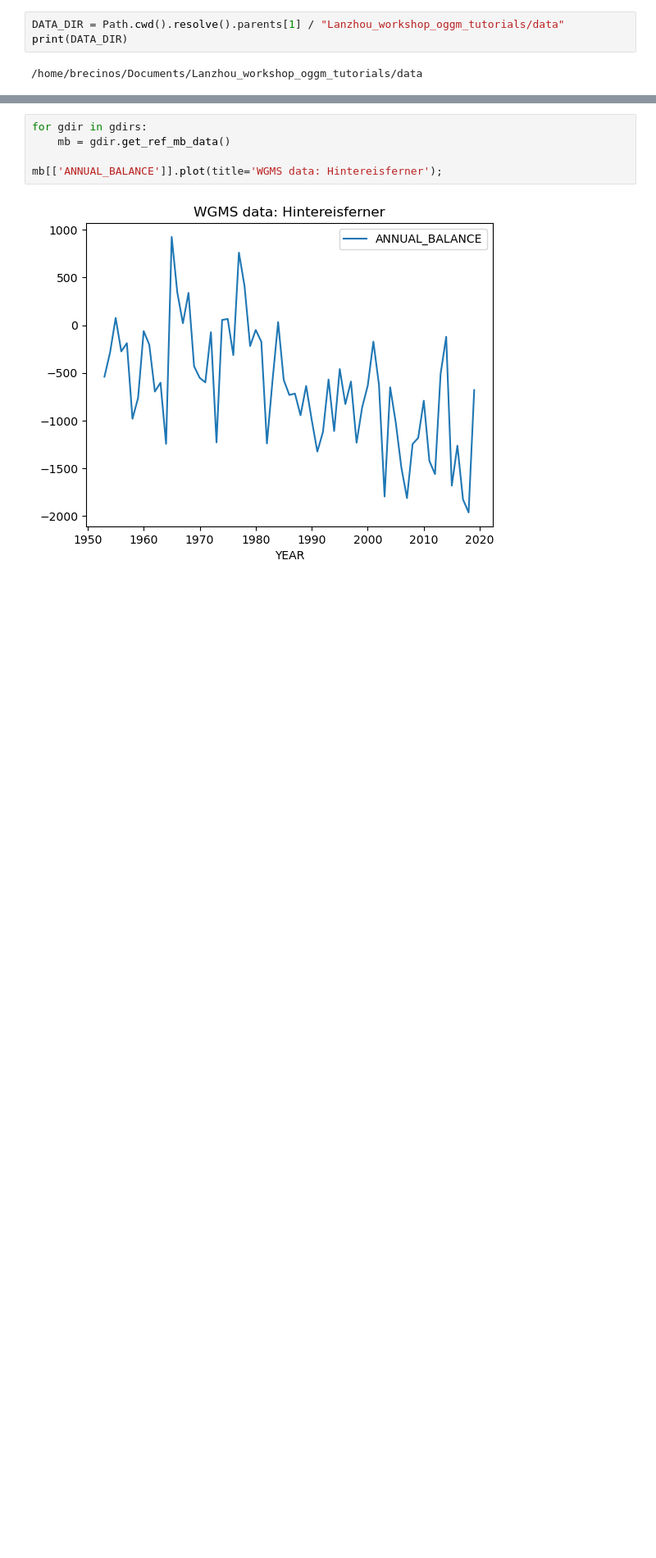
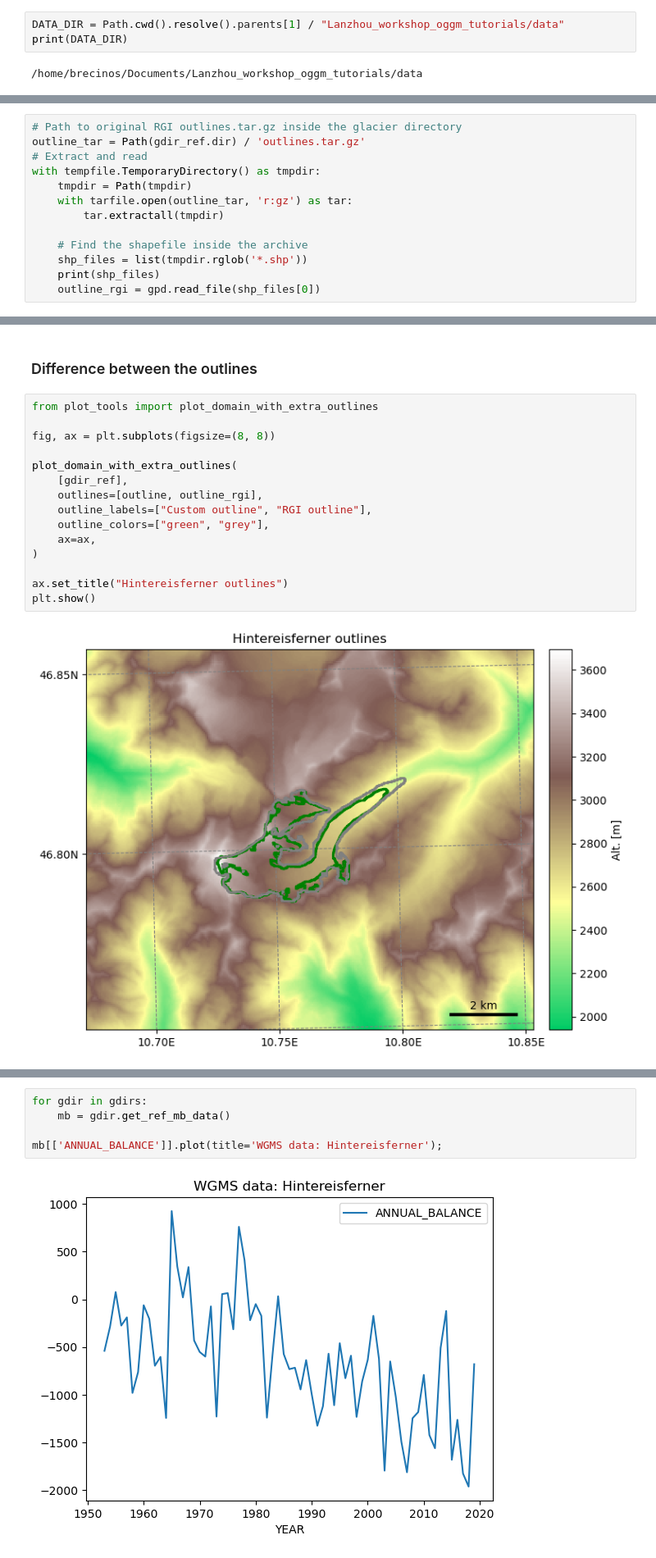
Before and after one commit to bearecinos/Lanzhou_workshop_oggm_tutorials, a Jupyter notebook: advance/OGGM_workflow_customise_to_different_gis_inputs.ipynb, the cells around one changed output, grey strips where cells are left out. Shown at 82% size. Drawn from its saved outputs; the diff is of its cells as text; blank space fills up the shorter version.

```diff
--- a/advance/OGGM_workflow_customise_to_different_gis_inputs.ipynb
+++ b/advance/OGGM_workflow_customise_to_different_gis_inputs.ipynb
@@ -257,0 +234,13 @@ The custom geometry has a similar elevation range to the reference preprocessing
+# %%
+# Path to original RGI outlines.tar.gz inside the glacier directory
+outline_tar = Path(gdir_ref.dir) / 'outlines.tar.gz'
+# Extract and read
+with tempfile.TemporaryDirectory() as tmpdir:
+    tmpdir = Path(tmpdir)
+    with tarfile.open(outline_tar, 'r:gz') as tar:
+        tar.extractall(tmpdir)
+
+    # Find the shapefile inside the archive
+    shp_files = list(tmpdir.rglob('*.shp'))
+    print(shp_files)
+    outline_rgi = gpd.read_file(shp_files[0])
@@ -257,0 +260,19 @@ The custom geometry has a similar elevation range to the reference preprocessing
+# %% [markdown]
+### Difference between the outlines
+# %%
+from plot_tools import plot_domain_with_extra_outlines
+
+fig, ax = plt.subplots(figsize=(8, 8))
+
+plot_domain_with_extra_outlines(
+    [gdir_ref],
+    outlines=[outline, outline_rgi],
+    outline_labels=["Custom outline", "RGI outline"],
+    outline_colors=["green", "grey"],
+    ax=ax,
+)
+
+ax.set_title("Hintereisferner outlines")
+plt.show()
+# %% [output]
+[figure, added]
```
Also changed, not shown: parts of 113 cells of this notebook, 5 other files.
